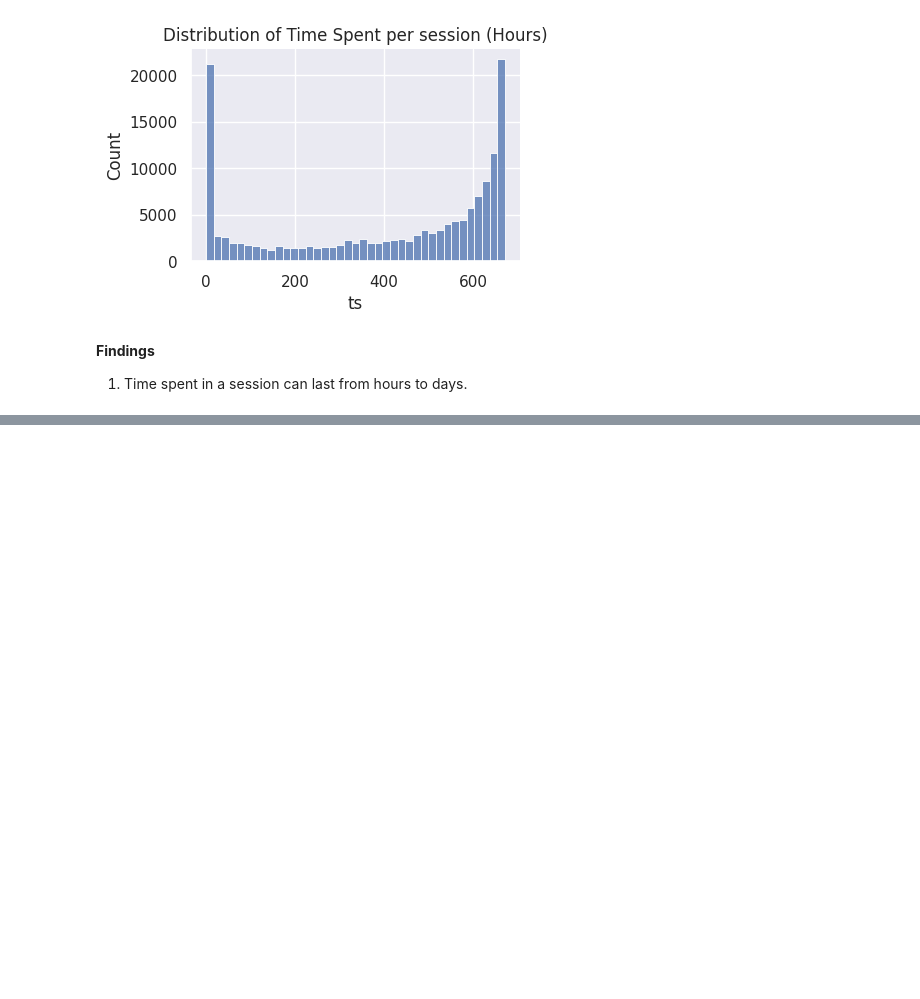
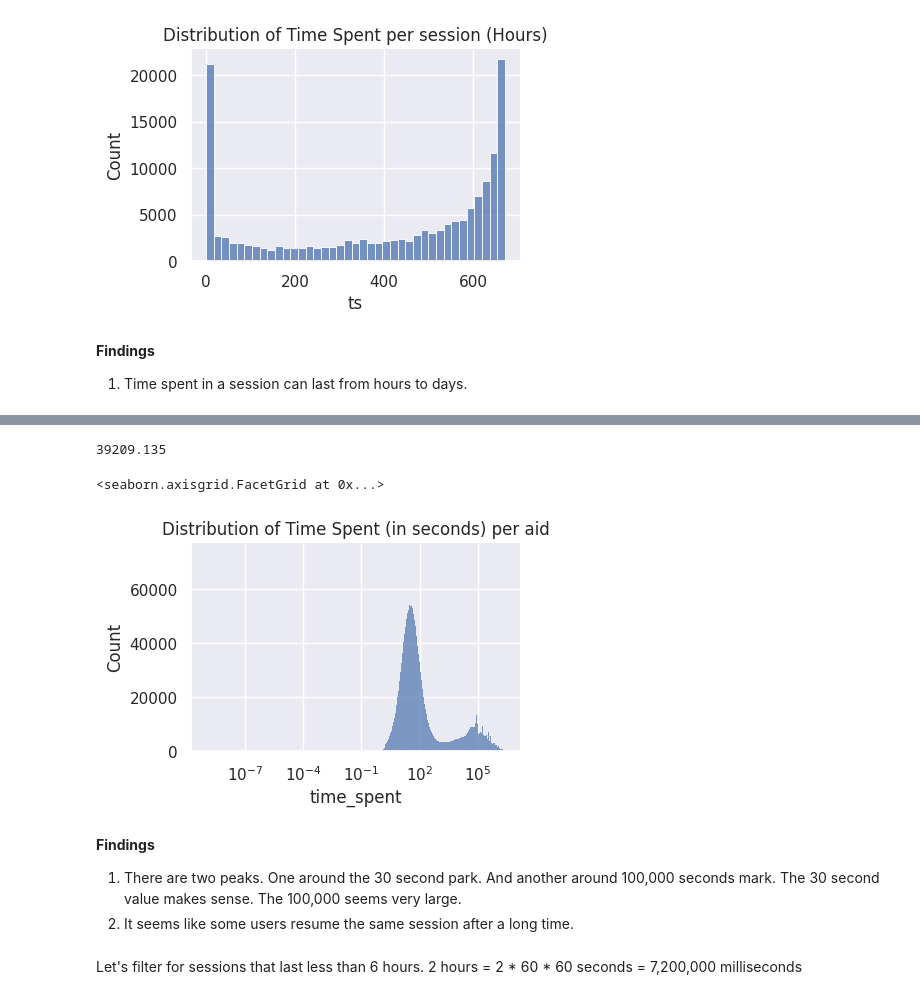
Before and after one commit to a-sharma06/recsys_otto, a Jupyter notebook: otto-eda-exploratory-data-analysis.ipynb, the cells around one changed output, grey strips where cells are left out. Cells and saved outputs as stored; diff of their text form; code cells hidden in the pictures; blank space fills up the shorter version.

```diff
--- a/otto-eda-exploratory-data-analysis.ipynb
+++ b/otto-eda-exploratory-data-analysis.ipynb
@@ -703,0 +747,3 @@ hours = time_elapsed.apply(int) / (1000 * 60 * 60)
+# %%
+expanded_df['time_spent'] = expanded_df.groupby('session')['ts'].diff().shift(-1)  # Shift to get the next event
+expanded_df.head()
@@ -703,0 +757,23 @@ hours = time_elapsed.apply(int) / (1000 * 60 * 60)
+# %%
+expanded_df.shape[0]*0.005
+# %% [output]
+39209.135
+# %%
+(
+    sns.displot(
+        data=expanded_df['time_spent'].dropna().replace(0, 1e-6)/1000,
+        log_scale=True, height=3, aspect=1.5)
+    .set(
+        title='Distribution of Time Spent (in seconds) per aid',
+    )
+)
+# %% [output]
+<seaborn.axisgrid.FacetGrid at 0x...>
+[figure, added]
+# %% [markdown]
+**Findings**
+1. There are two peaks. One around the 30 second park. And another around 100,000 seconds mark. The 30 second value makes sense. The 100,000 seems very large.
+2. It seems like some users resume the same session after a long time.
+# %% [markdown]
+Let's filter for sessions that last less than 6 hours.
+2 hours = 2 * 60 * 60 seconds = 7,200,000 milliseconds
```
Also changed, not shown: parts of 24 cells of this notebook.
